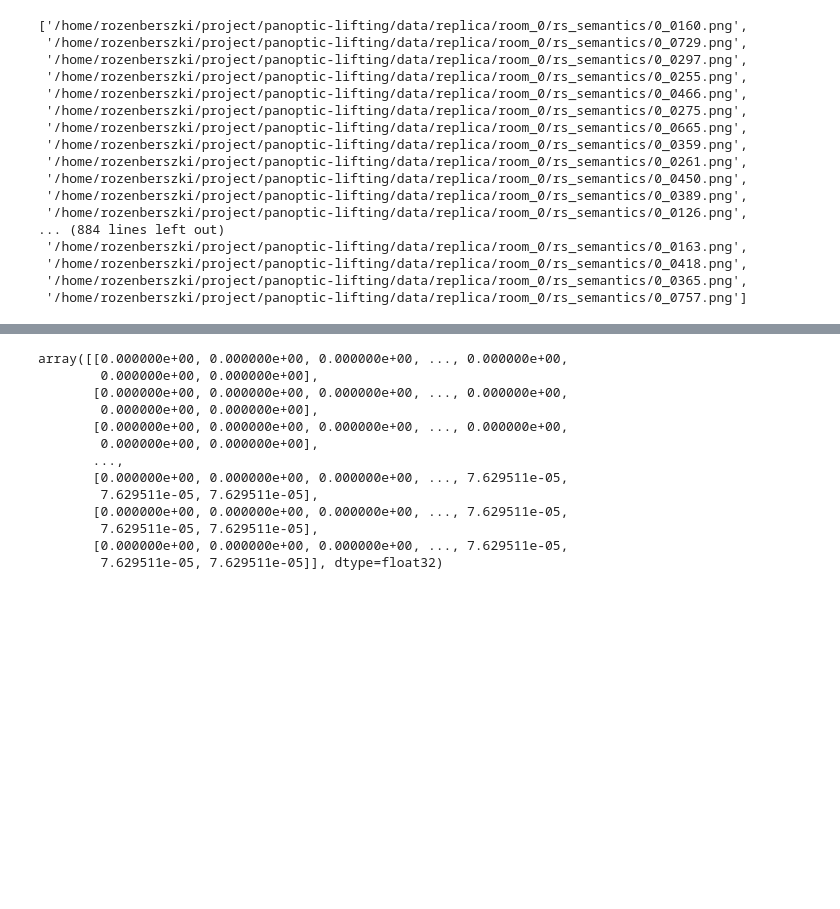
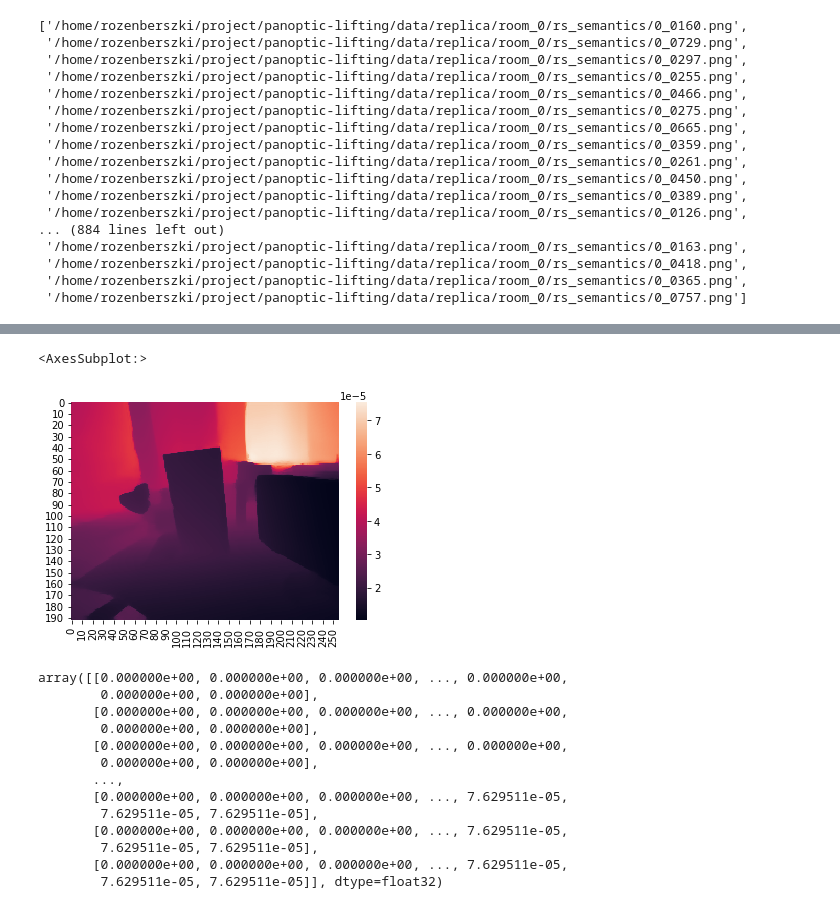
Before and after one commit to JuliusKoerner/panoptic-lifting, a Jupyter notebook: check_images.ipynb, the cells around one changed output, grey strips where cells are left out. Cells and saved outputs as stored; diff of their text form; code cells hidden in the pictures; blank space fills up the shorter version.

```diff
--- a/check_images.ipynb
+++ b/check_images.ipynb
@@ -35,3 +38,9 @@ plt.imread(semantics[0]).shape
+# %%
+import seaborn as sns
+sns.heatmap(plt.imread('/home/rozenberszki/D_Project/wsnsl/Datasets/data/fe1733741f/iphone/depth/frame_000210.png')/1000)
+# %% [output]
+<AxesSubplot:>
+[figure, added]
 # %%
 indices = range(20)
 # %%
```
Also changed, not shown: parts of 4 cells of this notebook, 4 other files.
